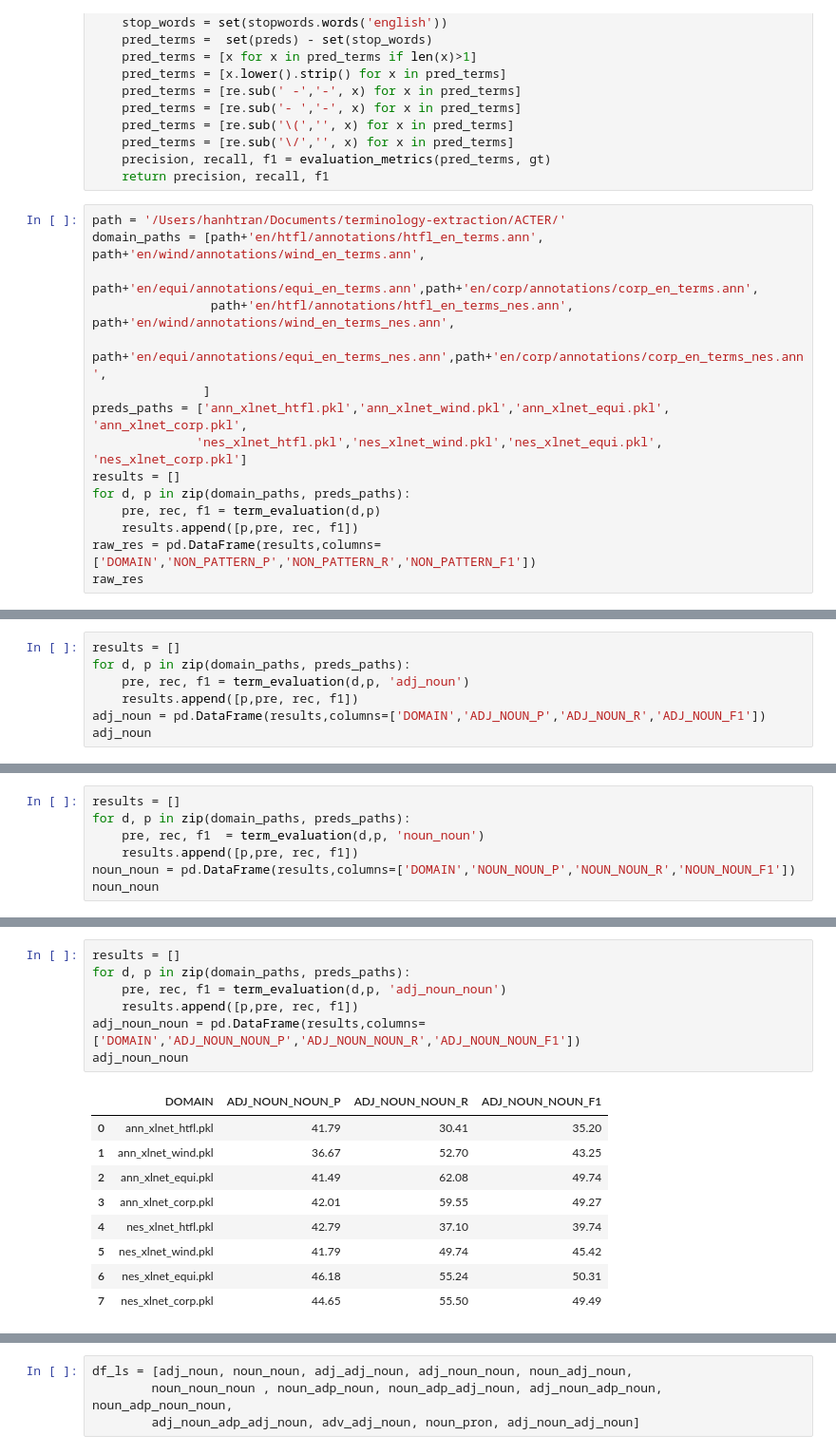
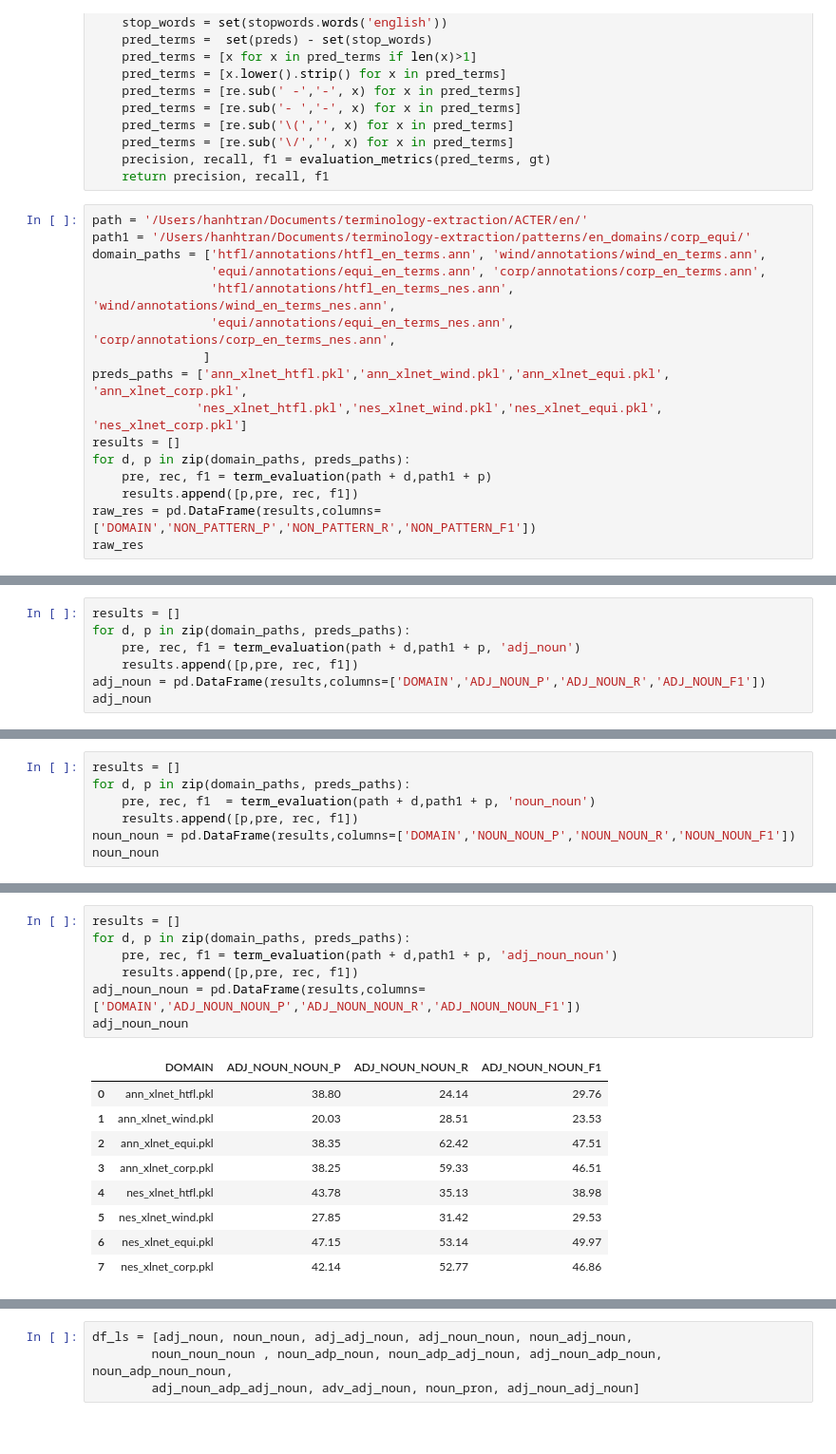
Before and after one commit to honghanhh/terminology-extraction, a Jupyter notebook: patterns/en_domains/en_iate_filtering.ipynb, the cells around one changed output, grey strips where cells are left out. Shown: that part at 95% size. Saved outputs shown, nothing was run; the diff lists cells and outputs as text.

```diff
--- a/patterns/en_domains/en_iate_filtering.ipynb
+++ b/patterns/en_domains/en_iate_filtering.ipynb
@@ -775,17 +775,18 @@ def term_evaluation(domain_path, preds_path, rule=None):
     precision, recall, f1 = evaluation_metrics(pred_terms, gt)
     return precision, recall, f1
 # %%
-path = '/Users/hanhtran/Documents/terminology-extraction/ACTER/'
-domain_paths = [path+'en/htfl/annotations/htfl_en_terms.ann', path+'en/wind/annotations/wind_en_terms.ann',
-                path+'en/equi/annotations/equi_en_terms.ann',path+'en/corp/annotations/corp_en_terms.ann',
-                path+'en/htfl/annotations/htfl_en_terms_nes.ann', path+'en/wind/annotations/wind_en_terms_nes.ann',
-                path+'en/equi/annotations/equi_en_terms_nes.ann',path+'en/corp/annotations/corp_en_terms_nes.ann',
+path = '/Users/hanhtran/Documents/terminology-extraction/ACTER/en/'
+path1 = '/Users/hanhtran/Documents/terminology-extraction/patterns/en_domains/corp_equi/'
+domain_paths = ['htfl/annotations/htfl_en_terms.ann', 'wind/annotations/wind_en_terms.ann',
+                'equi/annotations/equi_en_terms.ann', 'corp/annotations/corp_en_terms.ann',
+                'htfl/annotations/htfl_en_terms_nes.ann', 'wind/annotations/wind_en_terms_nes.ann',
+                'equi/annotations/equi_en_terms_nes.ann', 'corp/annotations/corp_en_terms_nes.ann',
                ]
 preds_paths = ['ann_xlnet_htfl.pkl','ann_xlnet_wind.pkl','ann_xlnet_equi.pkl', 'ann_xlnet_corp.pkl',
               'nes_xlnet_htfl.pkl','nes_xlnet_wind.pkl','nes_xlnet_equi.pkl', 'nes_xlnet_corp.pkl']
 results = []
 for d, p in zip(domain_paths, preds_paths):
-    pre, rec, f1 = term_evaluation(d,p)
+    pre, rec, f1 = term_evaluation(path + d,path1 + p)
     results.append([p,pre, rec, f1])
 raw_res = pd.DataFrame(results,columns=['DOMAIN','NON_PATTERN_P','NON_PATTERN_R','NON_PATTERN_F1'])
 raw_res
@@ -802,7 +803,7 @@ raw_res
 # %%
 results = []
 for d, p in zip(domain_paths, preds_paths):
-    pre, rec, f1 = term_evaluation(d,p, 'adj_noun')
+    pre, rec, f1 = term_evaluation(path + d,path1 + p, 'adj_noun')
     results.append([p,pre, rec, f1])
 adj_noun = pd.DataFrame(results,columns=['DOMAIN','ADJ_NOUN_P','ADJ_NOUN_R','ADJ_NOUN_F1'])
 adj_noun
@@ -819,7 +820,7 @@ adj_noun
 # %%
 results = []
 for d, p in zip(domain_paths, preds_paths):
-    pre, rec, f1  = term_evaluation(d,p, 'noun_noun')
+    pre, rec, f1  = term_evaluation(path + d,path1 + p, 'noun_noun')
     results.append([p,pre, rec, f1])
 noun_noun = pd.DataFrame(results,columns=['DOMAIN','NOUN_NOUN_P','NOUN_NOUN_R','NOUN_NOUN_F1'])
 noun_noun
@@ -836,20 +837,20 @@ noun_noun
 # %%
 results = []
 for d, p in zip(domain_paths, preds_paths):
-    pre, rec, f1 = term_evaluation(d,p, 'adj_noun_noun')
+    pre, rec, f1 = term_evaluation(path + d,path1 + p, 'adj_noun_noun')
     results.append([p,pre, rec, f1])
 adj_noun_noun = pd.DataFrame(results,columns=['DOMAIN','ADJ_NOUN_NOUN_P','ADJ_NOUN_NOUN_R','ADJ_NOUN_NOUN_F1'])
 adj_noun_noun
 # %% [output]
 |  | DOMAIN | ADJ_NOUN_NOUN_P | ADJ_NOUN_NOUN_R | ADJ_NOUN_NOUN_F1 |
-| 0 | ann_xlnet_htfl.pkl | 41.79 | 30.41 | 35.20 |
-| 1 | ann_xlnet_wind.pkl | 36.67 | 52.70 | 43.25 |
-| 2 | ann_xlnet_equi.pkl | 41.49 | 62.08 | 49.74 |
-| 3 | ann_xlnet_corp.pkl | 42.01 | 59.55 | 49.27 |
-| 4 | nes_xlnet_htfl.pkl | 42.79 | 37.10 | 39.74 |
-| 5 | nes_xlnet_wind.pkl | 41.79 | 49.74 | 45.42 |
-| 6 | nes_xlnet_equi.pkl | 46.18 | 55.24 | 50.31 |
-| 7 | nes_xlnet_corp.pkl | 44.65 | 55.50 | 49.49 |
+| 0 | ann_xlnet_htfl.pkl | 38.80 | 24.14 | 29.76 |
+| 1 | ann_xlnet_wind.pkl | 20.03 | 28.51 | 23.53 |
+| 2 | ann_xlnet_equi.pkl | 38.35 | 62.42 | 47.51 |
+| 3 | ann_xlnet_corp.pkl | 38.25 | 59.33 | 46.51 |
+| 4 | nes_xlnet_htfl.pkl | 43.78 | 35.13 | 38.98 |
+| 5 | nes_xlnet_wind.pkl | 27.85 | 31.42 | 29.53 |
+| 6 | nes_xlnet_equi.pkl | 47.15 | 53.14 | 49.97 |
+| 7 | nes_xlnet_corp.pkl | 42.14 | 52.77 | 46.86 |
 # %%
 results = []
 for d, p in zip(domain_paths, preds_paths):
```
Also changed, not shown: parts of 29 cells of this notebook, 39 other files.
